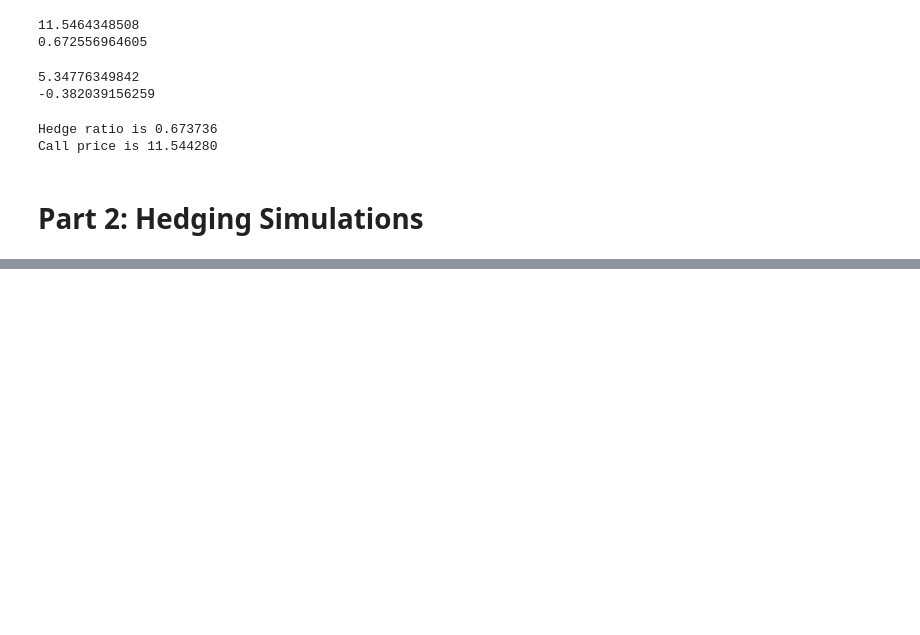
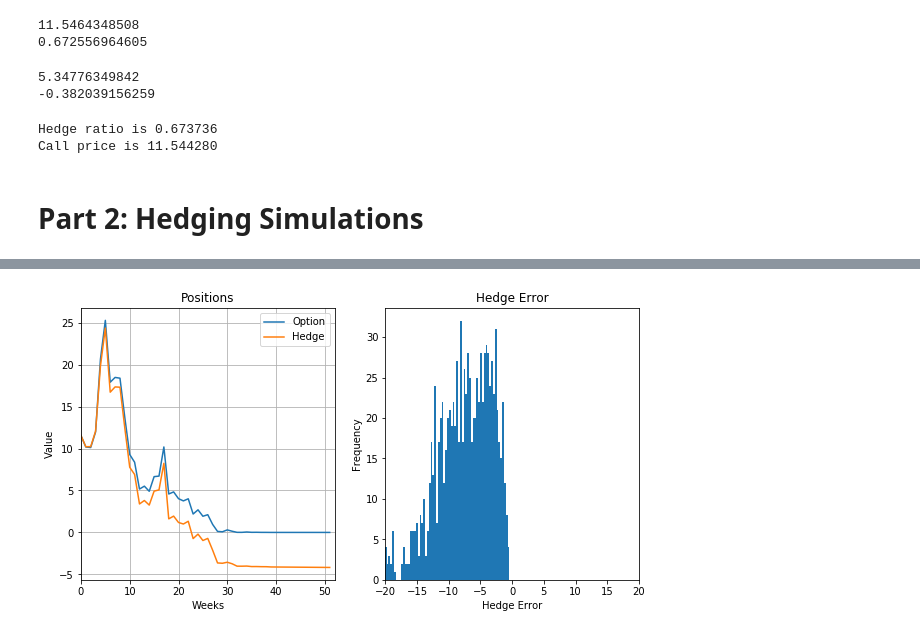
Before and after one commit to krishnakanthsasi/ComputationFin-nce-18, a Jupyter notebook: lab1/lab_assignment_1.ipynb, the cells around one changed output, grey strips where cells are left out. Cells and saved outputs as stored; diff of their text form; code cells hidden in the pictures; blank space fills up the shorter version.

```diff
--- a/lab1/lab_assignment_1.ipynb
+++ b/lab1/lab_assignment_1.ipynb
@@ -310,0 +334,36 @@ Mean profit: 0.025995
+# %%
+num_simulations = 1000
+stock_sigma = .4
+valuation_sigma = .2
+
+_, hedge_portfolio, _, options, _, _  = dynamic_hedging_simulation(
+                                        stock_sigma = stock_sigma,
+                                        valuation_sigma =valuation_sigma)
+
+N = 52
+weekly_hedging = np.array([
+    dynamic_hedging_simulation(stock_sigma = stock_sigma,
+                               valuation_sigma = valuation_sigma)[0]
+    for i in range(num_simulations)
+])
+
+plt.show()
+plt.figure(figsize=(10,5))
+plt.subplot(1, 2, 1)
+plt.plot(range(52), options, label='Option')
+plt.plot(range(52), hedge_portfolio, label='Hedge')
+plt.legend()
+plt.xlim(0, 52)
+plt.grid()
+plt.title('Positions')
+plt.ylabel('Value')
+plt.xlabel('Weeks')
+plt.subplot(1, 2, 2)
+plt.hist(weekly_hedging, 100)
+plt.xlim(-20, 20)
+plt.title('Hedge Error')
+plt.ylabel('Frequency')
+plt.xlabel('Hedge Error')
+plt.show()
+# %% [output]
+[figure, added]
```
Also changed, not shown: parts of 9 cells of this notebook.
